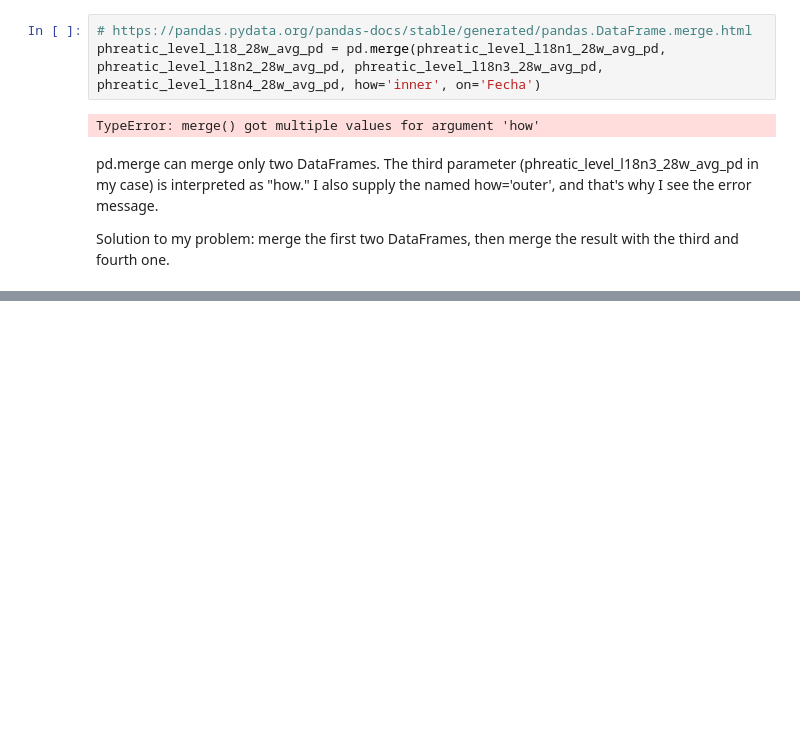
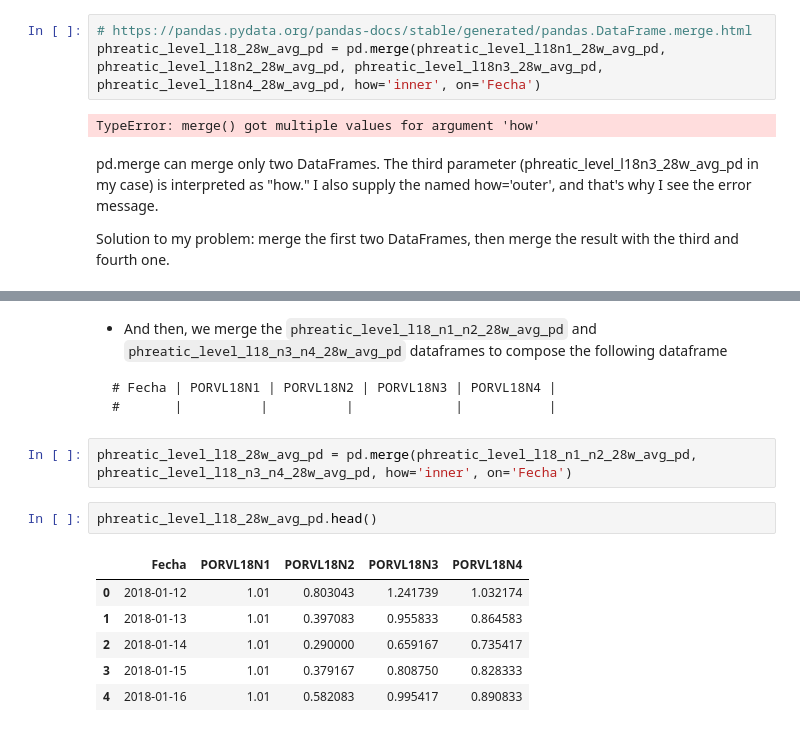
Before and after one commit to bgarcial/sioma_project, a Jupyter notebook: notebooks/averaging_data/PhreaticLevel/28-weeks_January-12_August-03_2018/03-bgarcial-phreatic_level_generating_average_between-nodes_values.ipynb, the cells around one changed output, grey strips where cells are left out. Drawn from its saved outputs; the diff is of its cells as text; blank space fills up the shorter version.

````diff
--- a/notebooks/averaging_data/PhreaticLevel/28-weeks_January-12_August-03_2018/03-bgarcial-phreatic_level_generating_average_between-nodes_values.ipynb
+++ b/notebooks/averaging_data/PhreaticLevel/28-weeks_January-12_August-03_2018/03-bgarcial-phreatic_level_generating_average_between-nodes_values.ipynb
@@ -512,0 +540,18 @@ Solution to my problem: merge the first two DataFrames, then merge the result wi
+# %% [markdown]
+- And then, we merge the `phreatic_level_l18_n1_n2_28w_avg_pd` and `phreatic_level_l18_n3_n4_28w_avg_pd` dataframes to compose the following dataframe
+
+```
+# Fecha | PORVL18N1 | PORVL18N2 | PORVL18N3 | PORVL18N4 |
+#       |          |          |             |           |
+```
+# %%
+phreatic_level_l18_28w_avg_pd = pd.merge(phreatic_level_l18_n1_n2_28w_avg_pd, phreatic_level_l18_n3_n4_28w_avg_pd, how='inner', on='Fecha')
+# %%
+phreatic_level_l18_28w_avg_pd.head()
+# %% [output]
+|  | Fecha | PORVL18N1 | PORVL18N2 | PORVL18N3 | PORVL18N4 |
+| 0 | 2018-01-12 | 1.01 | 0.803043 | 1.241739 | 1.032174 |
+| 1 | 2018-01-13 | 1.01 | 0.397083 | 0.955833 | 0.864583 |
+| 2 | 2018-01-14 | 1.01 | 0.290000 | 0.659167 | 0.735417 |
+| 3 | 2018-01-15 | 1.01 | 0.379167 | 0.808750 | 0.828333 |
+| 4 | 2018-01-16 | 1.01 | 0.582083 | 0.995417 | 0.890833 |
````
Also changed, not shown: parts of 11 cells of this notebook, 2 other files.
